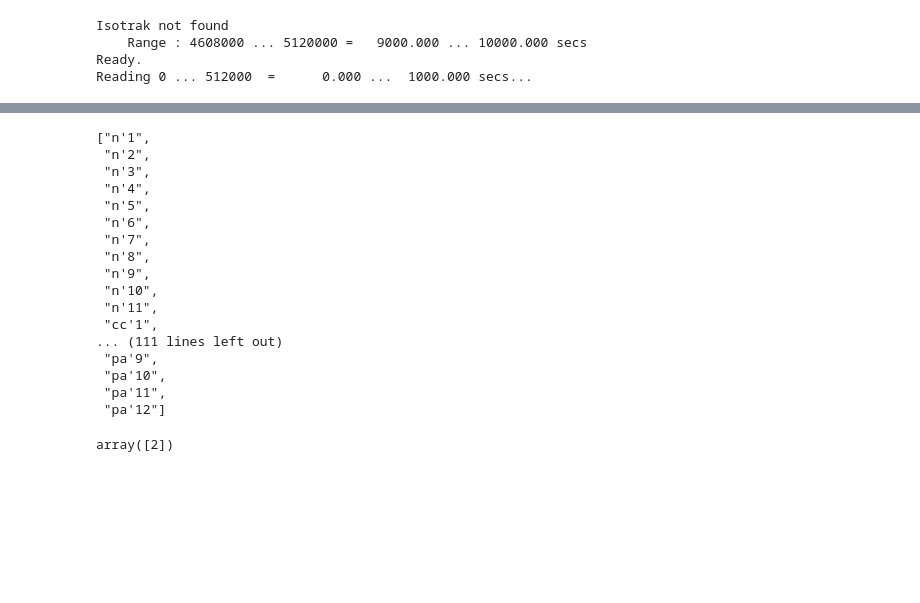
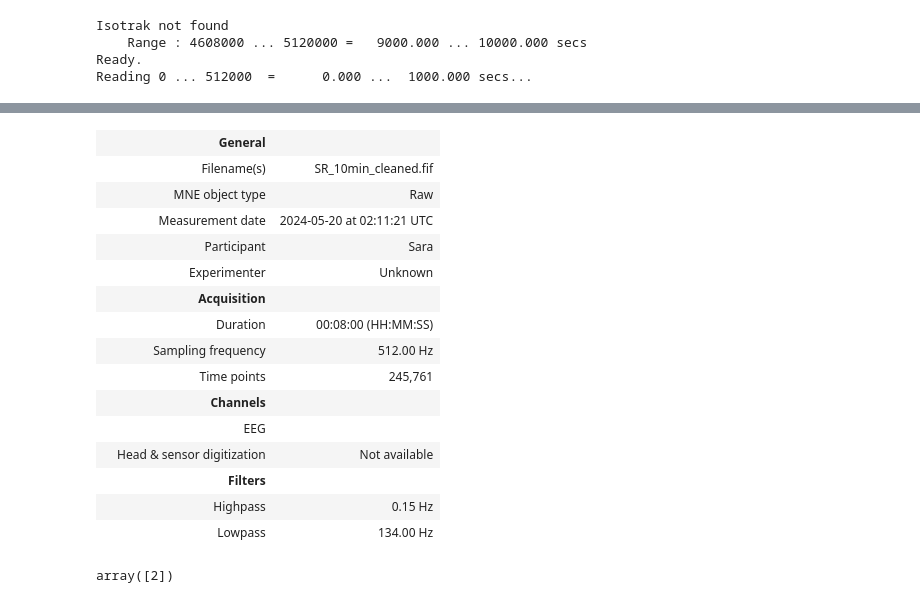
Before and after one commit to msanchezr99/pi2, a Jupyter notebook: autoencoder.ipynb, the cells around one changed output, grey strips where cells are left out. Drawn from its saved outputs; the diff is of its cells as text; code cells hidden in the pictures; blank space fills up the shorter version.

```diff
--- a/autoencoder.ipynb
+++ b/autoencoder.ipynb
@@ -28,28 +39,27 @@ raw_data.plot(n_channels=5)
+# %%
+raw_data.crop(4*60,12*60)
+# %% [output]
+|  | General |  |
+|  | Filename(s) | SR_10min_cleaned.fif |
+|  | MNE object type | Raw |
+|  | Measurement date | 2024-05-20 at 02:11:21 UTC |
+|  | Participant | Sara |
+|  | Experimenter | Unknown |
+|  | Acquisition |  |
+|  | Duration | 00:08:00 (HH:MM:SS) |
+|  | Sampling frequency | 512.00 Hz |
+|  | Time points | 245,761 |
+|  | Channels |  |
+|  | EEG |  |
+|  | Head & sensor digitization | Not available |
+|  | Filters |  |
+|  | Highpass | 0.15 Hz |
+|  | Lowpass | 134.00 Hz |
 # %%
 raw_data.ch_names#raw_data.info['ch_names']
 
-
-
-fmin = 2.0  # Minimum frequency in Hz
-fmax = 40.0  # Maximum frequency in Hz
+fmin = 0.15  # Minimum frequency in Hz
+fmax = 134.0  # Maximum frequency in Hz
 tmin = 0  # Start time in seconds
-tmax = raw.times[-1]
+tmax = raw_data.times[-1]
-# %% [output]
-["n'1",
- "n'2",
- "n'3",
- "n'4",
- "n'5",
- "n'6",
- "n'7",
- "n'8",
- "n'9",
- "n'10",
- "n'11",
- "cc'1",
-... (111 lines left out)
- "pa'9",
- "pa'10",
- "pa'11",
- "pa'12"]
 # %%
```
Also changed, not shown: parts of 8 cells of this notebook.
